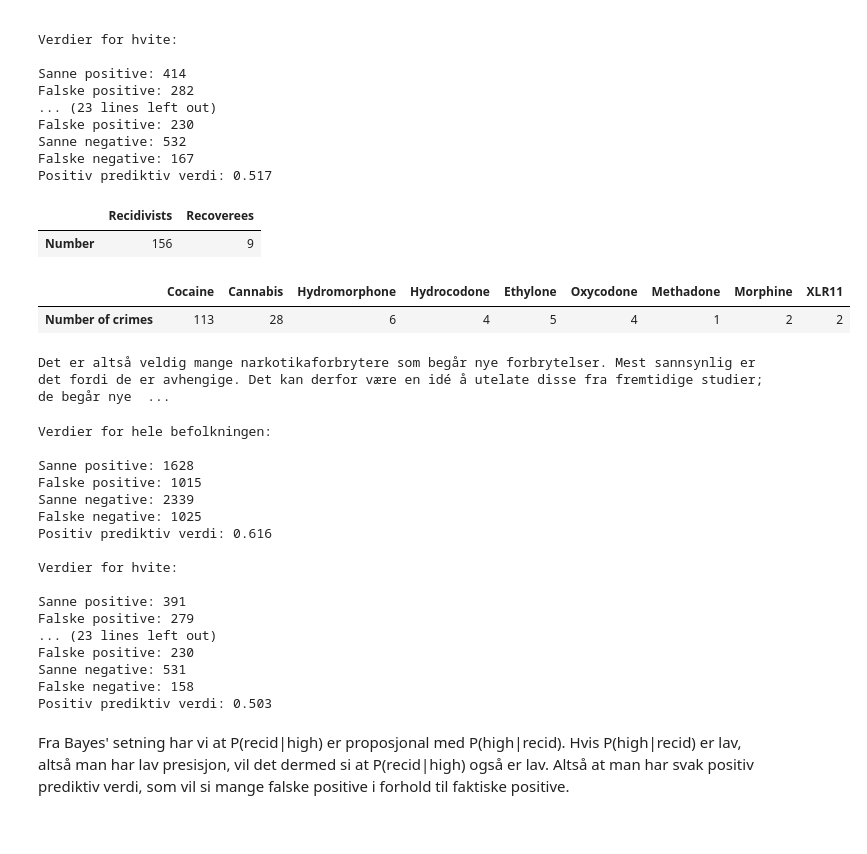
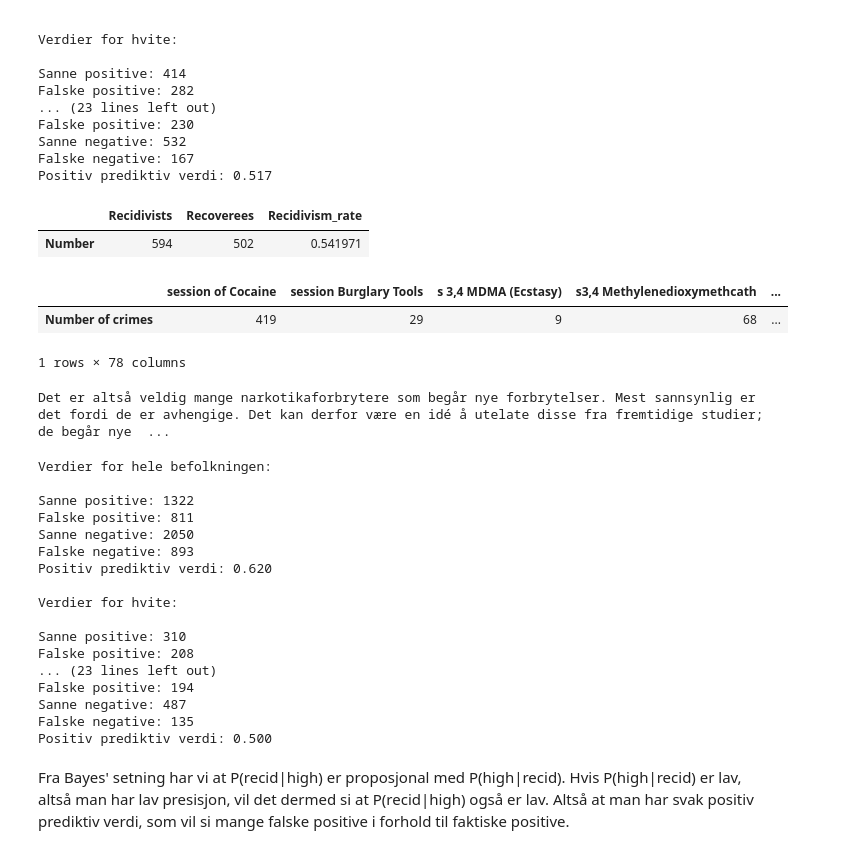
Before and after one commit to Fredstandal/HON2200_prosjekt_1, a Jupyter notebook: COMPAS data investigation.ipynb, the cells around one changed output. Drawn from its saved outputs; the diff is of its cells as text; code cells hidden in the pictures.

Commit message:
Changed the code for finding drug related offences

```diff
--- a/COMPAS data investigation.ipynb
+++ b/COMPAS data investigation.ipynb
@@ -136,42 +149,43 @@ drug_recoveree = 0
 drugs = dict()
 
 def countRecidivism(v, counter_recidivist, counter_recoveree):
     if (v == 1):
         counter_recidivist += 1
         return False, counter_recidivist, counter_recoveree
     else:
         counter_recoveree += 1
         return True, counter_recidivist, counter_recoveree
 
 def countDrug(m):
     drug = m.group(1)
     if (drug in drugs):
         drugs[drug] += 1
     else:
         drugs[drug] = 1
     return drug, drugs[drug]
 
 for r in compas_scores_two_y.iloc:
-    m = re.match(".*Possession of (.*)", str(r['r_charge_desc'])) # m = re.match(".*Pos(.*)", str(r['c_charge_desc']))
+    m = re.match(".*Pos(.*)", str(r['c_charge_desc'])) # m = re.match(".*Possession of (.*)", str(r['r_charge_desc']))
     if (m == None):
         continue
     _, drug_recidivist, drug_recoveree = countRecidivism(r['two_year_recid'], drug_recidivist, drug_recoveree)
     countDrug(m)
 
 drug_recidivism = pd.DataFrame(data=drugs, index=["Number of crimes"])
 #drug_recidivism = drug_recidivism.add(pd.Series({"Recidivists": drug_recidivist, "Recoverees": drug_recoveree}))
 drug_stats = pd.DataFrame(index=["Number"]);
-drug_stats = drug_stats.assign(Recidivists = drug_recidivist, Recoverees = drug_recoveree)
+drug_stats = drug_stats.assign(Recidivists = drug_recidivist, Recoverees = drug_recoveree, Recidivism_rate = drug_recidivist/(drug_recidivist + drug_recoveree))
 display(drug_stats, drug_recidivism)
 print('Det er altså veldig mange narkotikaforbrytere som begår nye forbrytelser. Mest sannsynlig er det fordi de er avhengige. Det kan derfor være en idé å utelate disse fra fremtidige studier; de begår nye forbrytelser av en helt annen grunn enn de fleste andre forbrytere, og gjør derfor dataene skjeve.')
 # %% [output]
-|  | Recidivists | Recoverees |
-| Number | 156 | 9 |
+|  | Recidivists | Recoverees | Recidivism_rate |
+| Number | 594 | 502 | 0.541971 |
-|  | Cocaine | Cannabis | Hydromorphone | Hydrocodone | Ethylone | Oxycodone | Methadone | Morphine | XLR11 |
-| Number of crimes | 113 | 28 | 6 | 4 | 5 | 4 | 1 | 2 | 2 |
+|  | session of Cocaine | session Burglary Tools | s 3,4 MDMA (Ecstasy) | s3,4 Methylenedioxymethcath | ... |
+| Number of crimes | 419 | 29 | 9 | 68 | ... |
-Det er altså veldig mange narkotikaforbrytere som begår nye forbrytelser. Mest sannsynlig er det fordi de er avhengige. Det kan derfor være en idé å utelate disse fra fremtidige studier; de begår nye  ...
+1 rows × 78 columns
+Det er altså veldig mange narkotikaforbrytere som begår nye forbrytelser. Mest sannsynlig er det fordi de er avhengige. Det kan derfor være en idé å utelate disse fra fremtidige studier; de begår nye  ...
 # %%
-mask = compas_scores_two_y['r_charge_desc'].apply(lambda x: re.match(".*Possession of (.*)", str(x)) is None) # mask = compas_scores_two_y['c_charge_desc'].apply(lambda x: re.match(".*Pos(.*)", str(x)) is None)
+mask = compas_scores_two_y['c_charge_desc'].apply(lambda x: re.match(".*Pos(.*)", str(x)) is None) # mask = compas_scores_two_y['c_charge_desc'].apply(lambda x: re.match(".*Pos(.*)", str(x)) is None)
 compas_scores_two_y_no_drugs = compas_scores_two_y[mask].reset_index(drop=True)
 
 rates = calc_rates(compas_scores_two_y_no_drugs) # Regner ut de fire verdiene for hele befolkningen
@@ -214,21 +228,21 @@ print(f'Verdier for kvinner:\n\nSanne positive: {women_rates['true_pos']}\nFalsk
 # %% [output]
 Verdier for hele befolkningen:
 
-Sanne positive: 1628
-Falske positive: 1015
-Sanne negative: 2339
-Falske negative: 1025
-Positiv prediktiv verdi: 0.616
+Sanne positive: 1322
+Falske positive: 811
+Sanne negative: 2050
+Falske negative: 893
+Positiv prediktiv verdi: 0.620
 
 Verdier for hvite:
 
-Sanne positive: 391
-Falske positive: 279
+Sanne positive: 310
+Falske positive: 208
 ... (23 lines left out)
-Falske positive: 230
-Sanne negative: 531
-Falske negative: 158
-Positiv prediktiv verdi: 0.503
+Falske positive: 194
+Sanne negative: 487
+Falske negative: 135
+Positiv prediktiv verdi: 0.500
 # %% [markdown]
 Fra Bayes' setning har vi at P(recid|high) er proposjonal med P(high|recid). Hvis P(high|recid) er lav, altså man har lav presisjon, vil det dermed si at P(recid|high) også er lav. Altså at man har svak positiv prediktiv verdi, som vil si mange falske positive i forhold til faktiske positive.
 # %%
```
Also changed, not shown: parts of 1 cell of this notebook.
